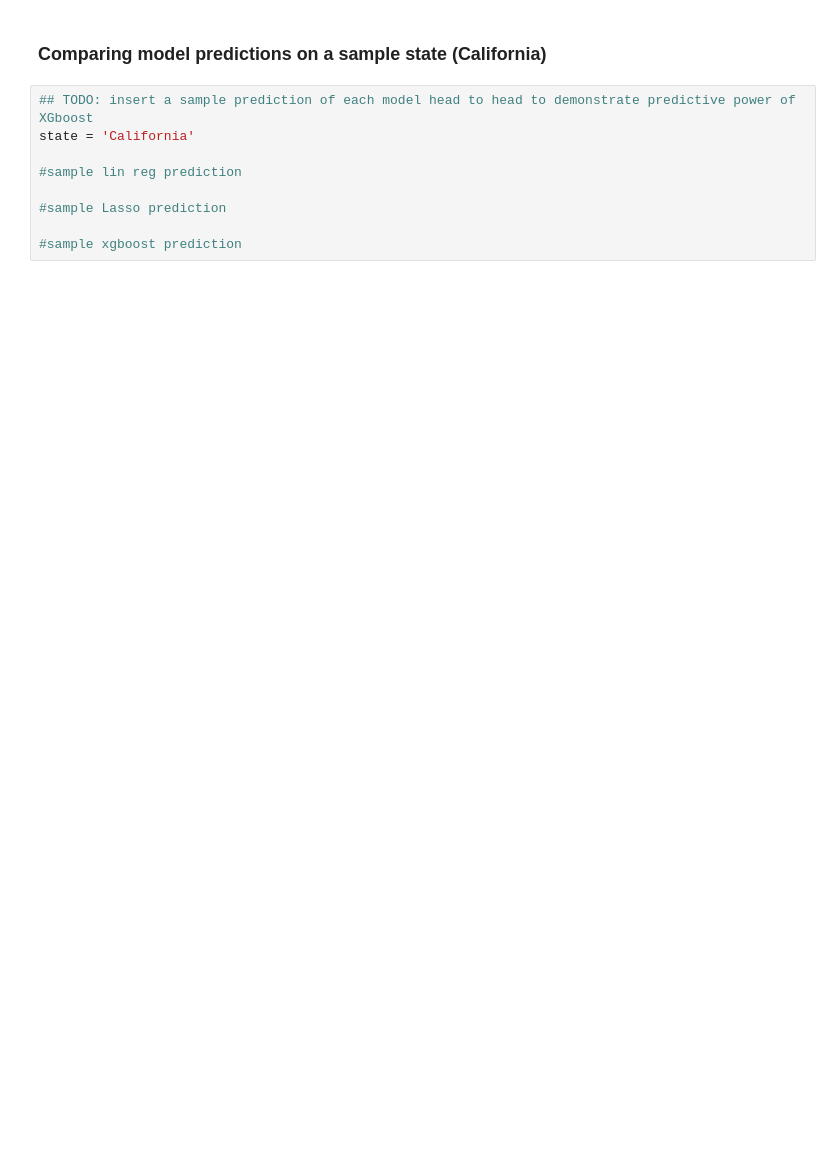
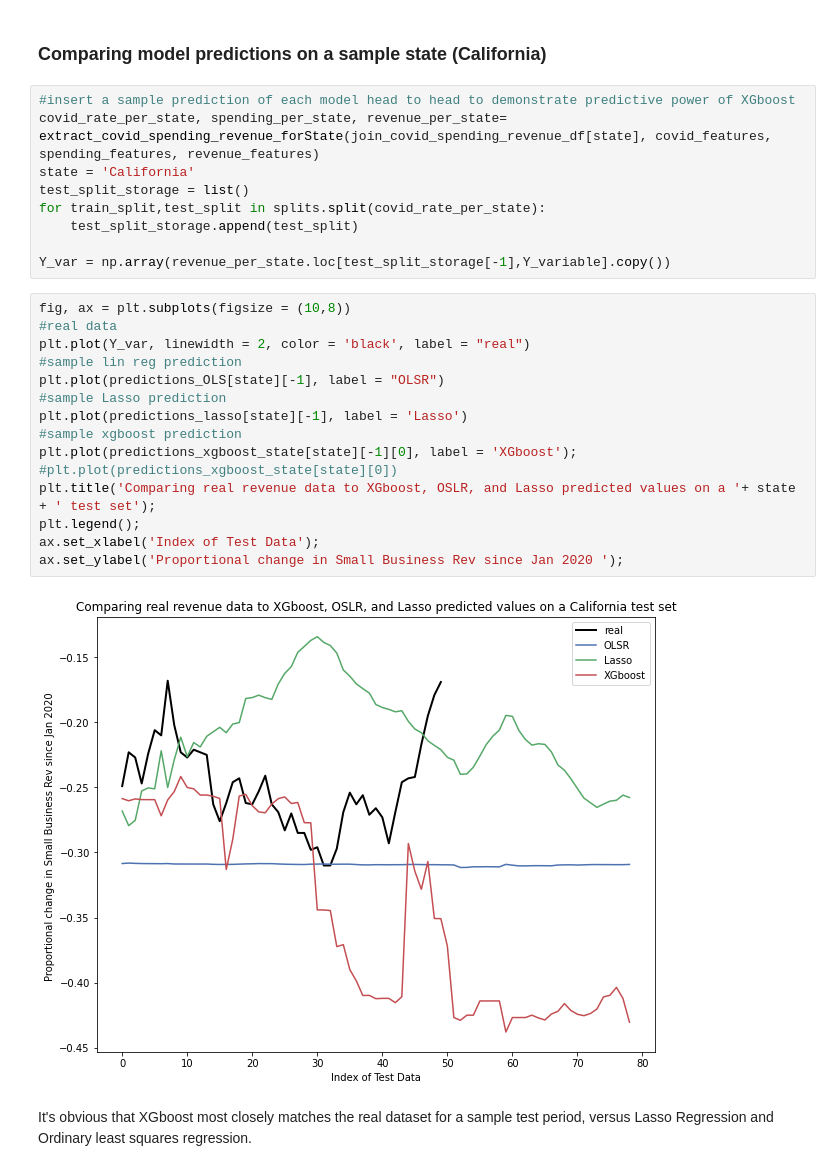
Before and after one commit to cjohnsoncruz/covid_spread_and_business_revenue, a Jupyter notebook: Quantifying_how_Covid_Case_Rates_affect_Business_Revenue.ipynb, the cells around one changed output. Drawn from its saved outputs; the diff is of its cells as text; blank space fills up the shorter version.

```diff
--- a/Quantifying_how_Covid_Case_Rates_affect_Business_Revenue.ipynb
+++ b/Quantifying_how_Covid_Case_Rates_affect_Business_Revenue.ipynb
@@ -682,11 +673,30 @@ plt.barh(indep_vars, xgboost_models_state[state].feature_importances_)
 # %% [markdown]
 ### Comparing model predictions on a sample state (California)
 # %%
-## TODO: insert a sample prediction of each model head to head to demonstrate predictive power of XGboost
+#insert a sample prediction of each model head to head to demonstrate predictive power of XGboost
+covid_rate_per_state, spending_per_state, revenue_per_state= extract_covid_spending_revenue_forState(join_covid_spending_revenue_df[state], covid_features, spending_features, revenue_features)
 state = 'California'
+test_split_storage = list()
+for train_split,test_split in splits.split(covid_rate_per_state):
+    test_split_storage.append(test_split)
 
-#sample lin reg prediction
-
-#sample Lasso prediction
-
-#sample xgboost prediction
+Y_var = np.array(revenue_per_state.loc[test_split_storage[-1],Y_variable].copy())
+# %%
+fig, ax = plt.subplots(figsize = (10,8))
+#real data
+plt.plot(Y_var, linewidth = 2, color = 'black', label = "real")
+#sample lin reg prediction
+plt.plot(predictions_OLS[state][-1], label = "OLSR")
+#sample Lasso prediction
+plt.plot(predictions_lasso[state][-1], label = 'Lasso')
+#sample xgboost prediction
+plt.plot(predictions_xgboost_state[state][-1][0], label = 'XGboost');
+#plt.plot(predictions_xgboost_state[state][0])
+plt.title('Comparing real revenue data to XGboost, OSLR, and Lasso predicted values on a '+ state + ' test set');
+plt.legend();
+ax.set_xlabel('Index of Test Data');
+ax.set_ylabel('Proportional change in Small Business Rev since Jan 2020 ');
+# %% [output]
+[figure, added]
+# %% [markdown]
+It's obvious that XGboost most closely matches the real dataset for a sample test period, versus Lasso Regression and Ordinary least squares regression.
```
Also changed, not shown: parts of 33 cells of this notebook.
